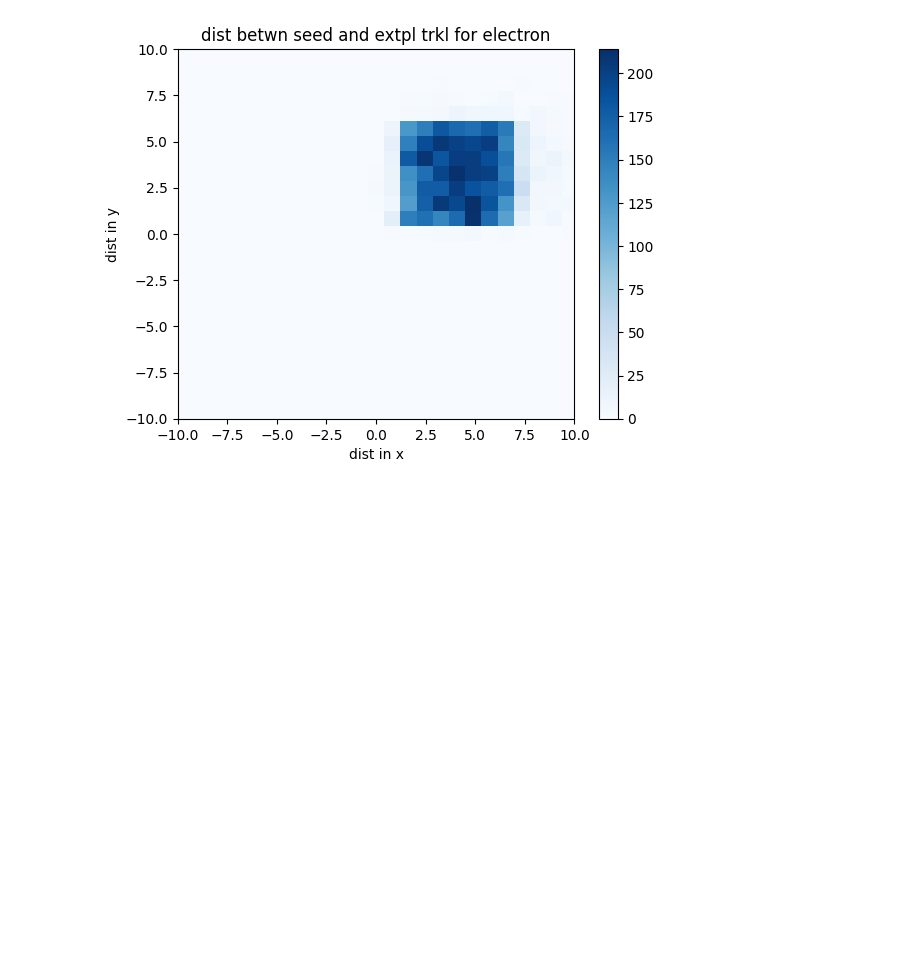
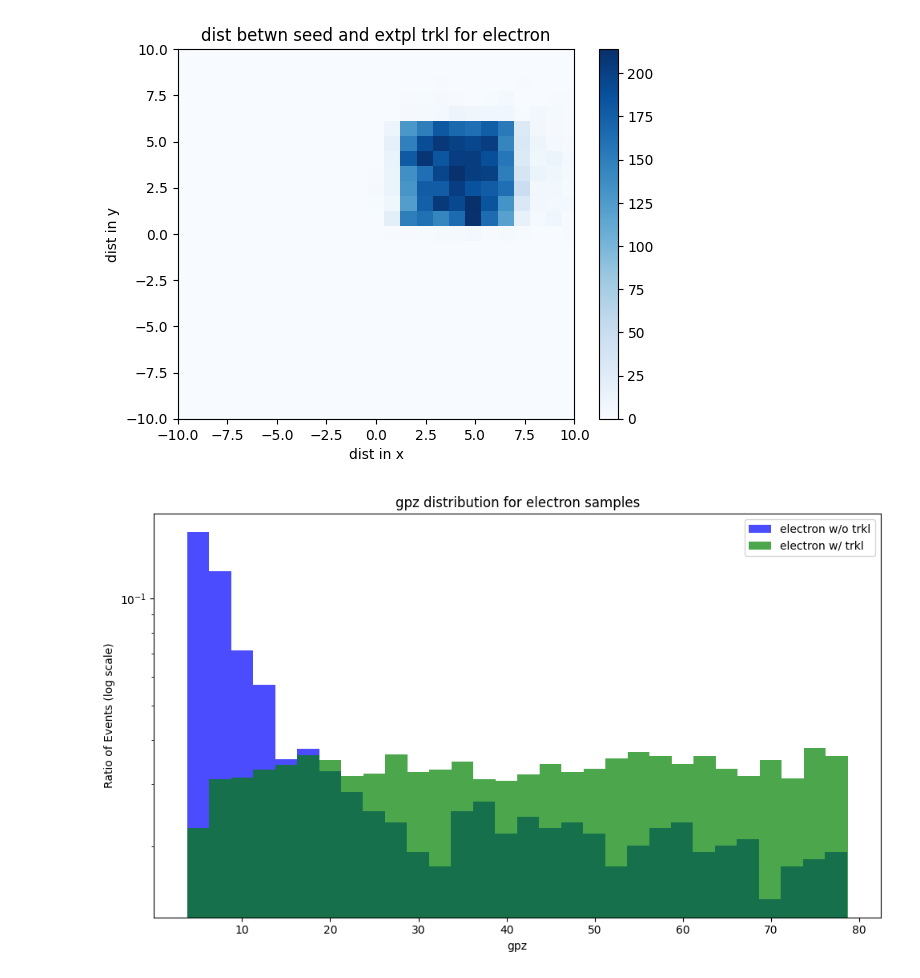
Before and after one commit to Dowling7/DQ_Dowling, a Jupyter notebook: new_ID/w_Ep/check_error.ipynb, the cells around one changed output. Saved outputs shown, nothing was run; the diff lists cells and outputs as text; code cells hidden in the pictures; blank space fills up the shorter version.

```diff
--- a/new_ID/w_Ep/check_error.ipynb
+++ b/new_ID/w_Ep/check_error.ipynb
@@ -63,3 +63,40 @@ plt.savefig('2DHist_electron')
 plt.show()
 # %% [output]
 [figure]
+# %%
+import pandas as pd
+import numpy as np
+import matplotlib.pyplot as plt
+
+# Assuming the file path provided is accessible in the current environment, let's read the CSV file
+file =  '/Users/wongdowling/Documents/Github/DQ_Dowling/new_ID/w_Ep/csv_manual_gpz/p5_80_electron_0_10000.csv'
+
+# Read the CSV file
+data = pd.read_csv(file)
+
+# Filter the data into two categories: events with trkl_x = -9999 and events with trkl_x != -9999
+bins = 30
+
+plt.figure(figsize=(10, 6))
+
+# Histogram for events with trkl_x = -9999
+counts_negative, edges_negative = np.histogram(data_negative['gpz'], bins=bins)
+plt.bar(edges_negative[:-1], counts_negative / counts_negative.sum(), width=np.diff(edges_negative),
+        color='blue', alpha=0.7, label='electron w/o trkl')
+
+# Histogram for events with trkl_x != -9999
+counts_positive, edges_positive = np.histogram(data_positive['gpz'], bins=bins)
+plt.bar(edges_positive[:-1], counts_positive / counts_positive.sum(), width=np.diff(edges_positive),
+        color='green', alpha=0.7, label='electron w/ trkl')
+
+plt.yscale('log')
+plt.title('gpz distribution for electron samples')
+plt.xlabel('gpz')
+plt.ylabel('Ratio of Events (log scale)')
+plt.legend()
+
+plt.tight_layout()
+plt.savefig("gpz_distribution.png")
+plt.show()
+# %% [output]
+[figure, added]
```
Also changed, not shown: 2 other files.
